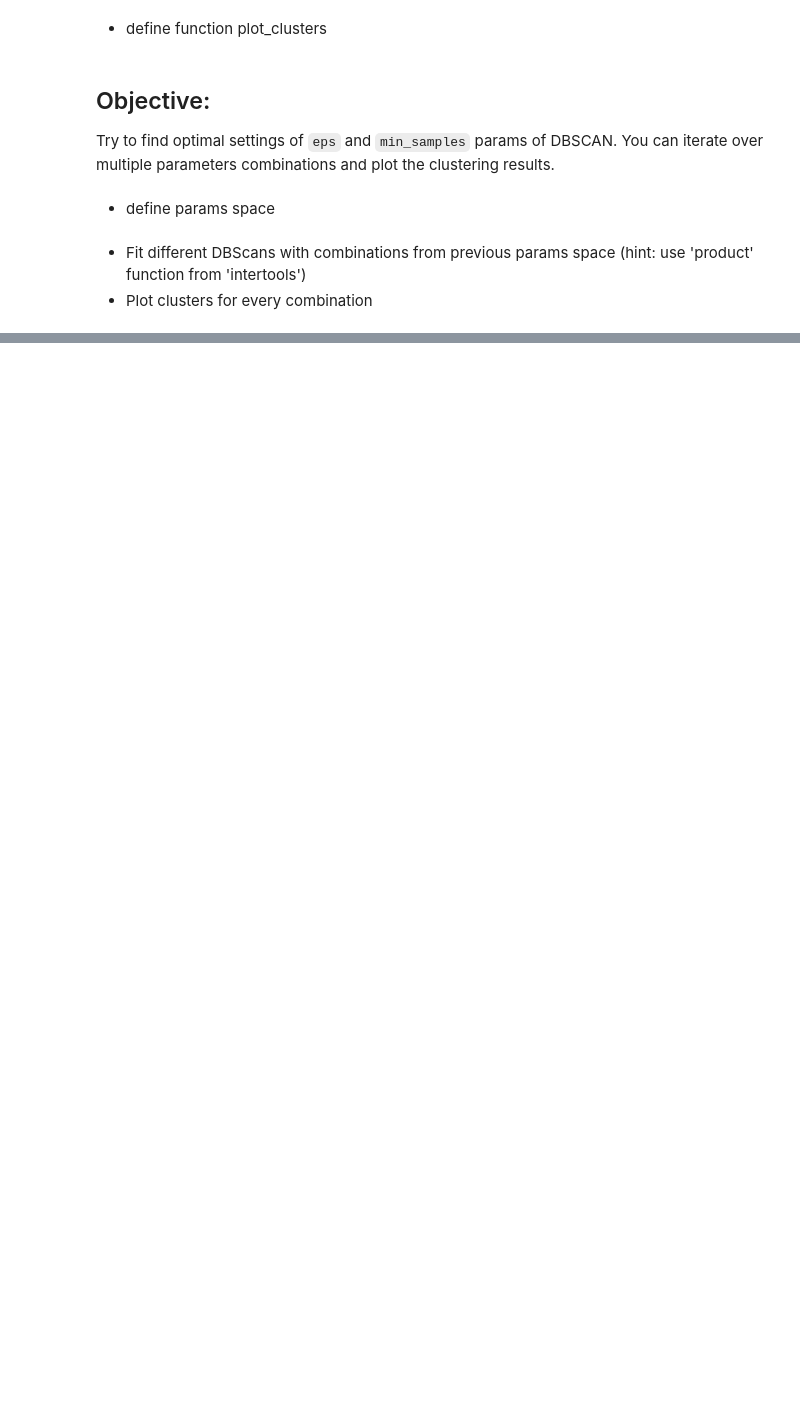
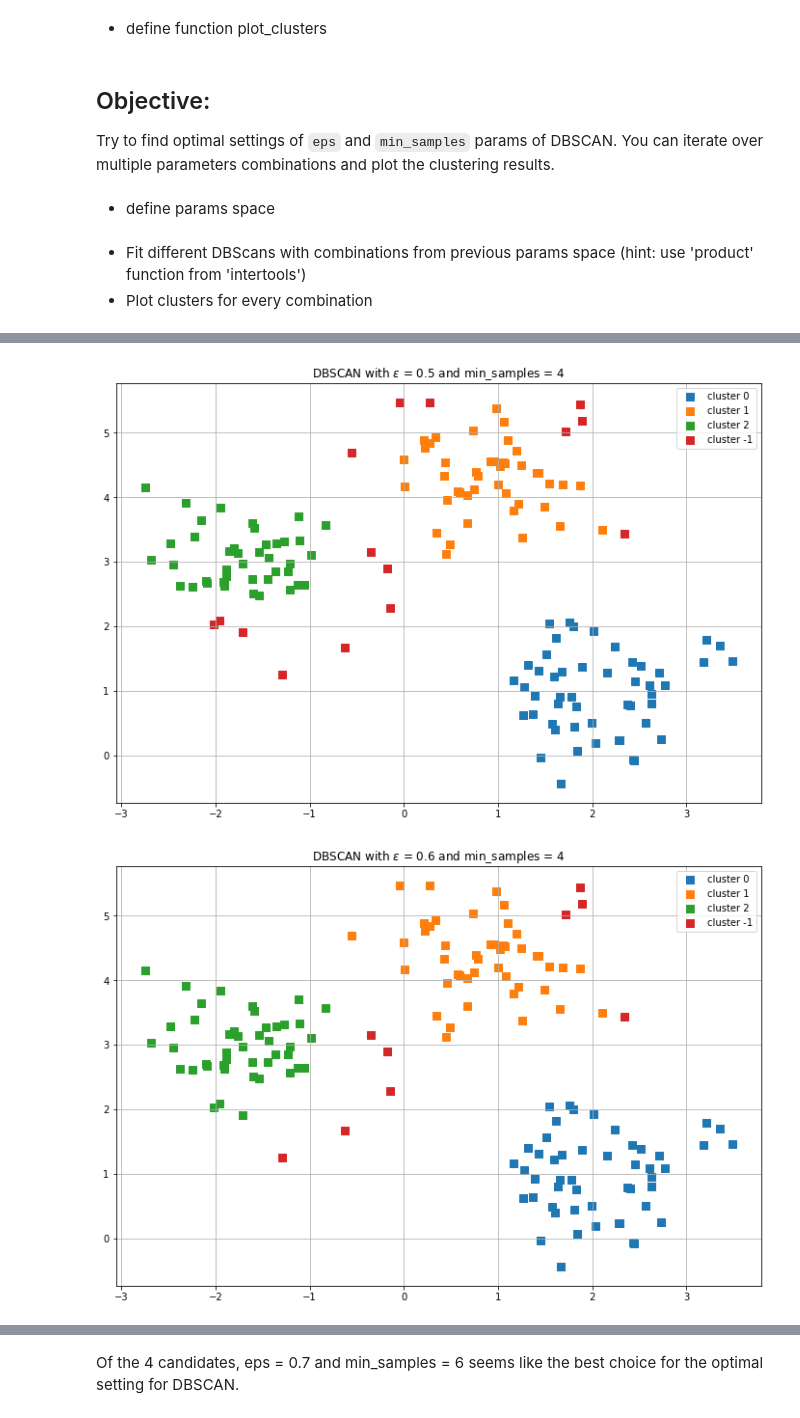
Before and after one commit to ryan-ferns/DS_auticon_week_3, a Jupyter notebook: density_models_exercise.ipynb, the cells around one changed output, grey strips where cells are left out. Drawn from its saved outputs; the diff is of its cells as text; code cells hidden in the pictures; blank space fills up the shorter version.

```diff
--- a/density_models_exercise.ipynb
+++ b/density_models_exercise.ipynb
@@ -36,0 +130,11 @@ Try to find optimal settings of `eps` and `min_samples` params of DBSCAN. You ca
+# %%
+candidates = [(0.5, 4), (0.6, 4), (0.7, 5), (0.7, 6)]
+# %%
+for c in candidates:
+    db = DBSCAN(eps = c[0], min_samples = c[1])
+    y_db = db.fit_predict(X)
+    plt.title(f'DBSCAN with $\epsilon$ = {c[0]} and min_samples = {c[1]}')
+    plot_clusters(X,y_db)
+# %% [output]
+[figure, added]
+[figure, added]
@@ -36,0 +143,3 @@ Try to find optimal settings of `eps` and `min_samples` params of DBSCAN. You ca
+# %% [markdown]
+Of the 4 candidates, eps = 0.7 and min_samples = 6 seems like the
+best choice for the optimal setting for DBSCAN.
```
Also changed, not shown: parts of 9 cells of this notebook.
